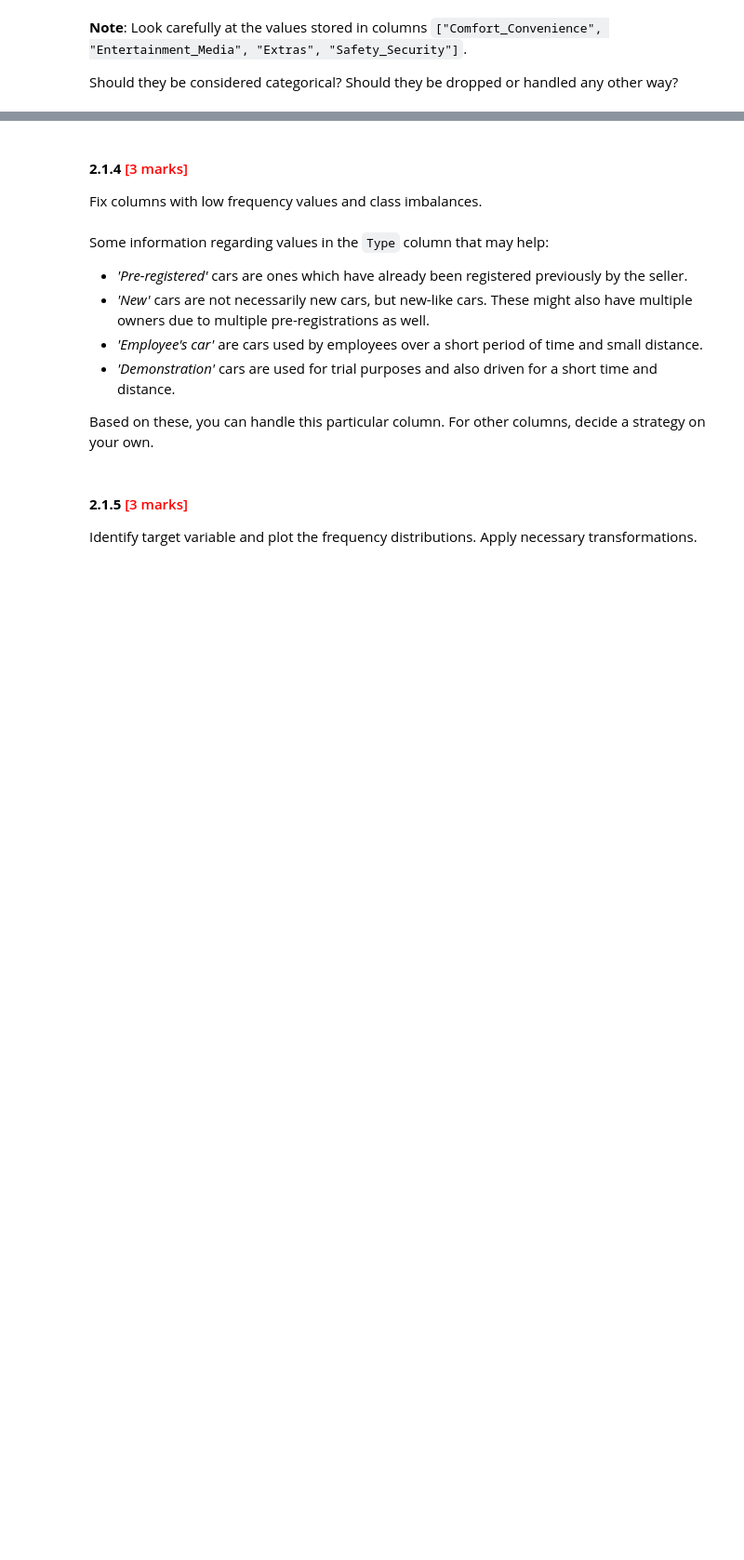
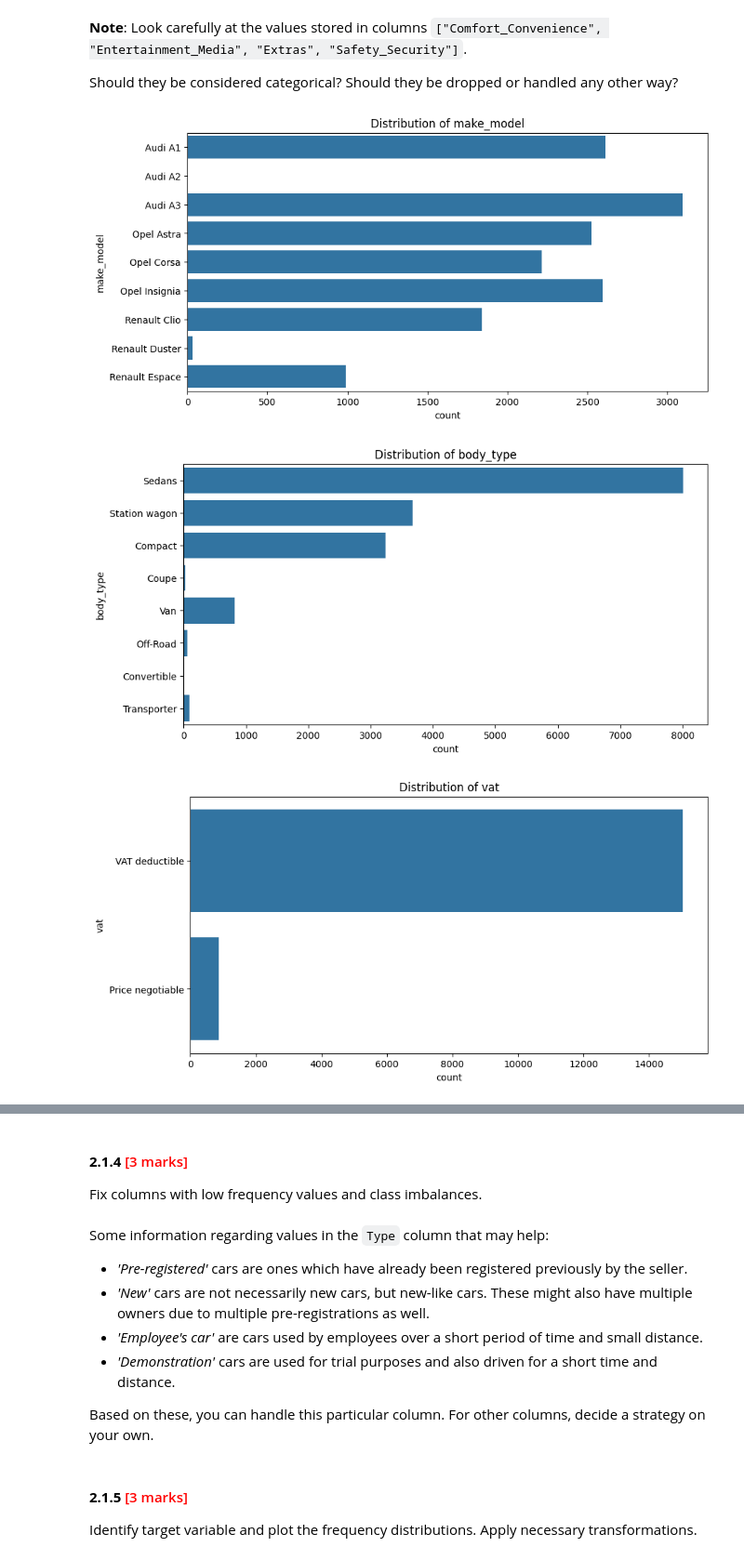
Before and after one commit to shaloy-lewis/Car_Price_Prediction, a Jupyter notebook: RR_Car_Price_Prediction_Shaloy_Lewis.ipynb, the cells around one changed output, grey strips where cells are left out. Shown at 93% size. Drawn from its saved outputs; the diff is of its cells as text; code cells hidden in the pictures; blank space fills up the shorter version.

```diff
--- a/RR_Car_Price_Prediction_Shaloy_Lewis.ipynb
+++ b/RR_Car_Price_Prediction_Shaloy_Lewis.ipynb
@@ -81,0 +172,3 @@ Identify categorical predictors and plot their frequency distributions.
+# %%
+for feature in CAT_FEATURES:
+  print(f'Unique values in {feature}: {df[feature].nunique()}')
@@ -83,3 +192,15 @@ Identify categorical predictors and plot their frequency distributions.
 **Note**: Look carefully at the values stored in columns `["Comfort_Convenience", "Entertainment_Media", "Extras", "Safety_Security"]`.
 
 Should they be considered categorical? Should they be dropped or handled any other way?
+# %%
+# Identify categorical columns and check their frequency distributions
+for feature in CAT_FEATURES:
+  if df[feature].nunique() < 10:
+    plt.figure(figsize=(10,5))
+    sns.countplot(df[feature])
+    plt.title(f'Distribution of {feature}')
+    plt.show()
+# %% [output]
+[figure, added]
+[figure, added]
+[figure, added]
```
Also changed, not shown: parts of 17 cells of this notebook.
